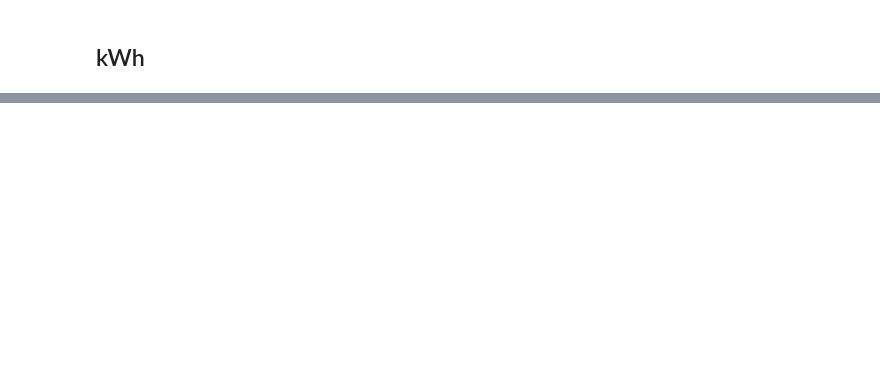
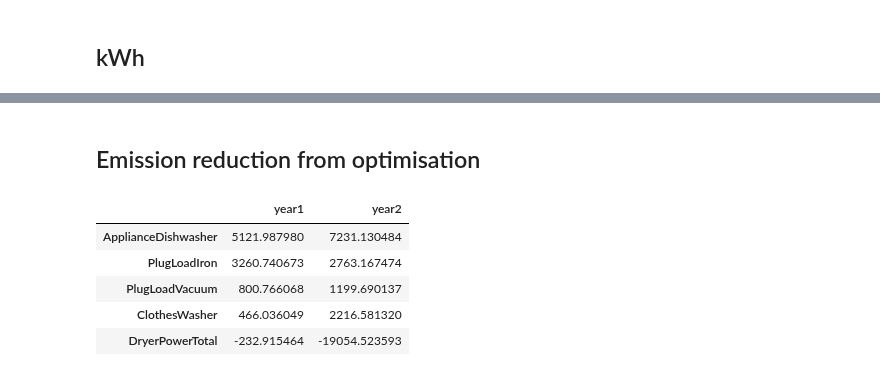
Before and after one commit to christiannielsen98/Datavidenskab-P6, a Jupyter notebook: Project/_07OptimiseConsumption/Emission_reduction.ipynb, the cells around one changed output, grey strips where cells are left out. Drawn from its saved outputs; the diff is of its cells as text; code cells hidden in the pictures; blank space fills up the shorter version.

```diff
--- a/Project/_07OptimiseConsumption/Emission_reduction.ipynb
+++ b/Project/_07OptimiseConsumption/Emission_reduction.ipynb
@@ -3,4 +5,4 @@ from Project.Database import Db
 from Project._07OptimiseConsumption.emission_reduction import emission_reduction
 from Project._07OptimiseConsumption.optimisation_problem import power_consumption
 # %%
-NZERTF_optimisation, NZERTF_emission = emission_reduction(year=1)
+NZERTF_optimisation_year1, NZERTF_emission_year1 = emission_reduction(year=1)
@@ -70,0 +243,24 @@ before_red_remov_kWh-after_red_remov_kWh
+# %% [markdown]
+## Emission reduction from optimisation
+# %%
+movable_appliances = ['Load_StatusApplianceDishwasher', 'Load_StatusPlugLoadVacuum','Load_StatusClothesWasher', 'Load_StatusDryerPowerTotal', 'Load_StatusPlugLoadIron']
+# %%
+appliance_emission_optim_diff_year1 = NZERTF_optimisation_year1['m.a.u.o'].copy()[
+                                    [status + 'Emission' for status in movable_appliances]].sum() - NZERTF_optimisation_year1['m.a.o'].copy()[
+                                    [status + 'Emission' for status in movable_appliances]].sum()
+appliance_emission_optim_diff_year2 = NZERTF_optimisation_year2['m.a.u.o'].copy()[
+                                    [status + 'Emission' for status in movable_appliances]].sum() - NZERTF_optimisation_year2['m.a.o'].copy()[
+                                    [status + 'Emission' for status in movable_appliances]].sum()
+appliance_emission_optim_diff = pd.concat([appliance_emission_optim_diff_year1, appliance_emission_optim_diff_year2], axis=1)
+appliance_emission_optim_diff.rename(columns={0: 'year1', 1: 'year2'},
+                                     index={index: index.split('Status')[-1].split('Emission')[0] for index in appliance_emission_optim_diff.index}, inplace=True)
+appliance_emission_optim_diff = appliance_emission_optim_diff.sort_values(by='year1', ascending=False).multiply(1000)
+# %%
+appliance_emission_optim_diff
+# %% [output]
+|  | year1 | year2 |
+| ApplianceDishwasher | 5121.987980 | 7231.130484 |
+| PlugLoadIron | 3260.740673 | 2763.167474 |
+| PlugLoadVacuum | 800.766068 | 1199.690137 |
+| ClothesWasher | 466.036049 | 2216.581320 |
+| DryerPowerTotal | -232.915464 | -19054.523593 |
```
Also changed, not shown: parts of 45 cells of this notebook, 2 other files.
